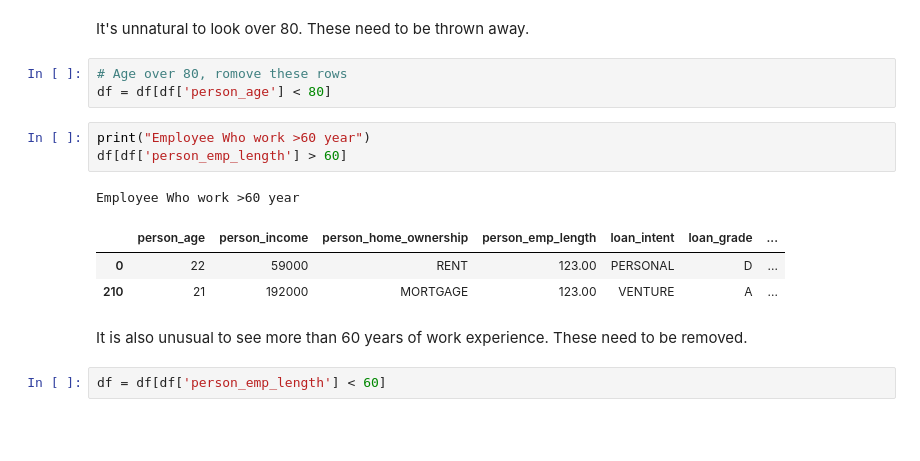
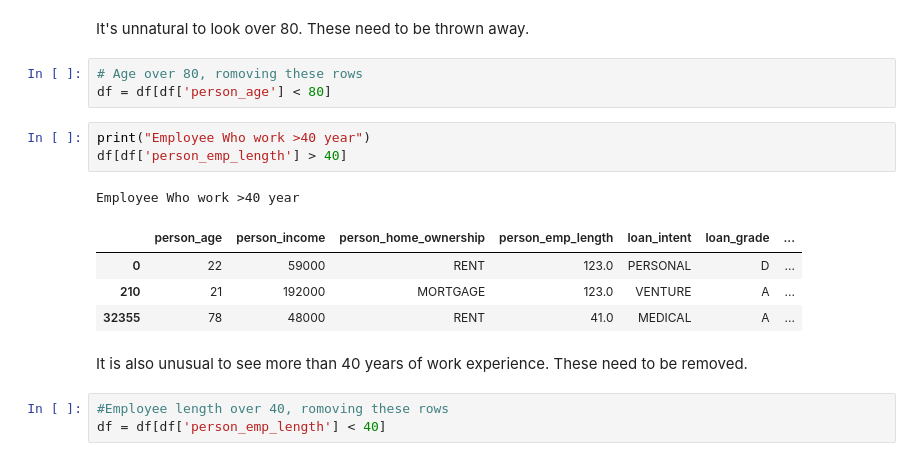
Before and after one commit to Md-Maruf-1727/loan-risk-analysis-xai, a Jupyter notebook: Notebooks/01_data_training.ipynb, the cells around one changed output. Cells and saved outputs as stored; diff of their text form; blank space fills up the shorter version.

```diff
--- a/Notebooks/01_data_training.ipynb
+++ b/Notebooks/01_data_training.ipynb
@@ -143,17 +145,19 @@ Age > 80:
 # %% [markdown]
 It's unnatural to look over 80. These need to be thrown away.
 # %%
-# Age over 80, romove these rows
+# Age over 80, romoving these rows
 df = df[df['person_age'] < 80]
 # %%
-print("Employee Who work >60 year")
-df[df['person_emp_length'] > 60]
+print("Employee Who work >40 year")
+df[df['person_emp_length'] > 40]
 # %% [output]
-Employee Who work >60 year
+Employee Who work >40 year
 |  | person_age | person_income | person_home_ownership | person_emp_length | loan_intent | loan_grade | ... |
-| 0 | 22 | 59000 | RENT | 123.00 | PERSONAL | D | ... |
-| 210 | 21 | 192000 | MORTGAGE | 123.00 | VENTURE | A | ... |
+| 0 | 22 | 59000 | RENT | 123.0 | PERSONAL | D | ... |
+| 210 | 21 | 192000 | MORTGAGE | 123.0 | VENTURE | A | ... |
+| 32355 | 78 | 48000 | RENT | 41.0 | MEDICAL | A | ... |
 # %% [markdown]
-It is also unusual to see more than 60 years of work experience. These need to be removed.
+It is also unusual to see more than 40 years of work experience. These need to be removed.
 # %%
-df = df[df['person_emp_length'] < 60]
+#Employee length over 40, romoving these rows
+df = df[df['person_emp_length'] < 40]
```
Also changed, not shown: parts of 12 cells of this notebook, 1 other file.
